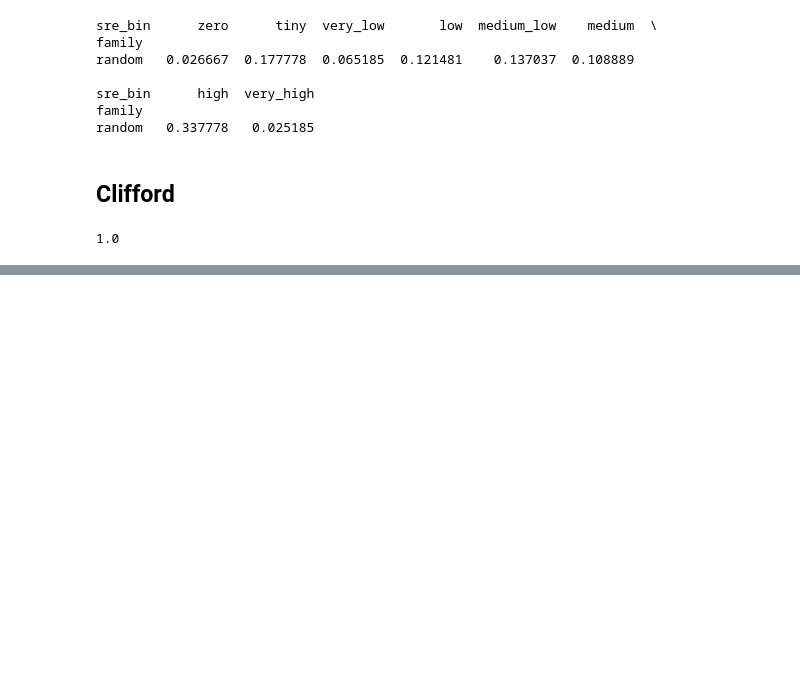
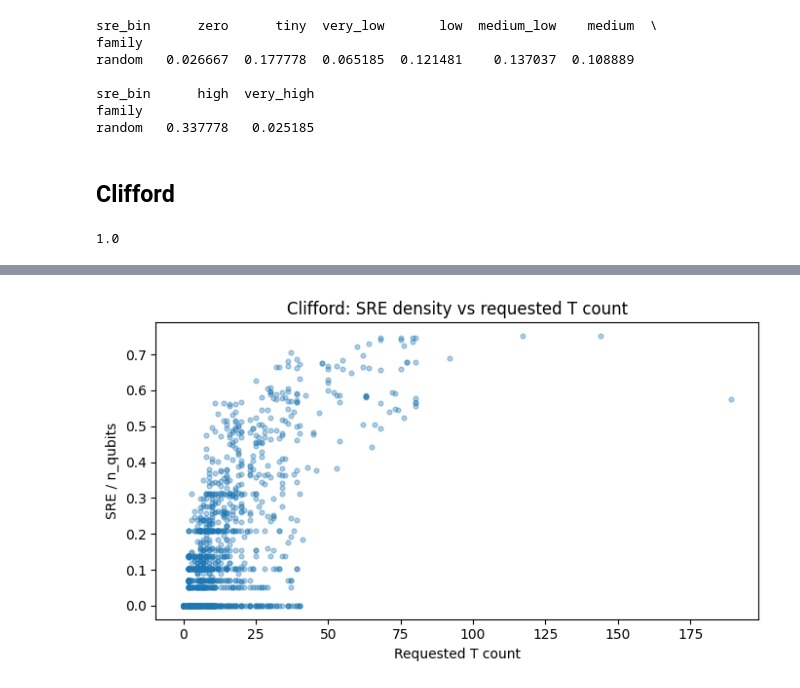
Before and after one commit to VicLambert/qml-quansistor-entropy, a Jupyter notebook: qqe/notebooks/05_25_2026.ipynb, the cells around one changed output, grey strips where cells are left out. Saved outputs shown, nothing was run; the diff lists cells and outputs as text; code cells hidden in the pictures; blank space fills up the shorter version.

```diff
--- a/qqe/notebooks/05_25_2026.ipynb
+++ b/qqe/notebooks/05_25_2026.ipynb
@@ -615,0 +624,15 @@ random    0.240000   0.018519
+# %%
+plt.figure(figsize=(7, 4))
+plt.scatter(
+    df_qubits["ctrl_t_count"],
+    df_qubits["sre_density"],
+    s=12,
+    alpha=0.35,
+)
+plt.xlabel("Requested T count")
+plt.ylabel("SRE / n_qubits")
+plt.title("Clifford: SRE density vs requested T count")
+plt.tight_layout()
+plt.show()
+# %% [output]
+[figure, added]
```
Also changed, not shown: parts of 10 cells of this notebook, 2 other files.
